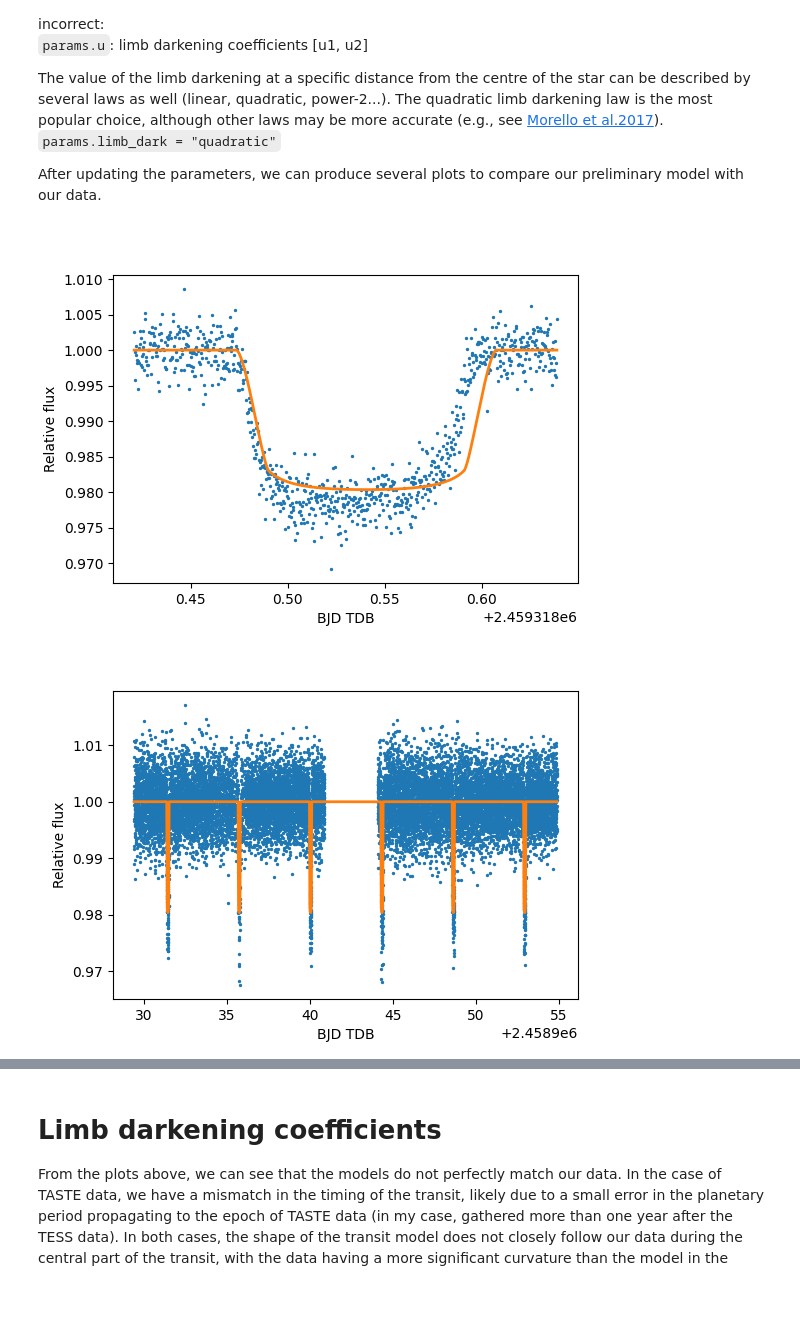
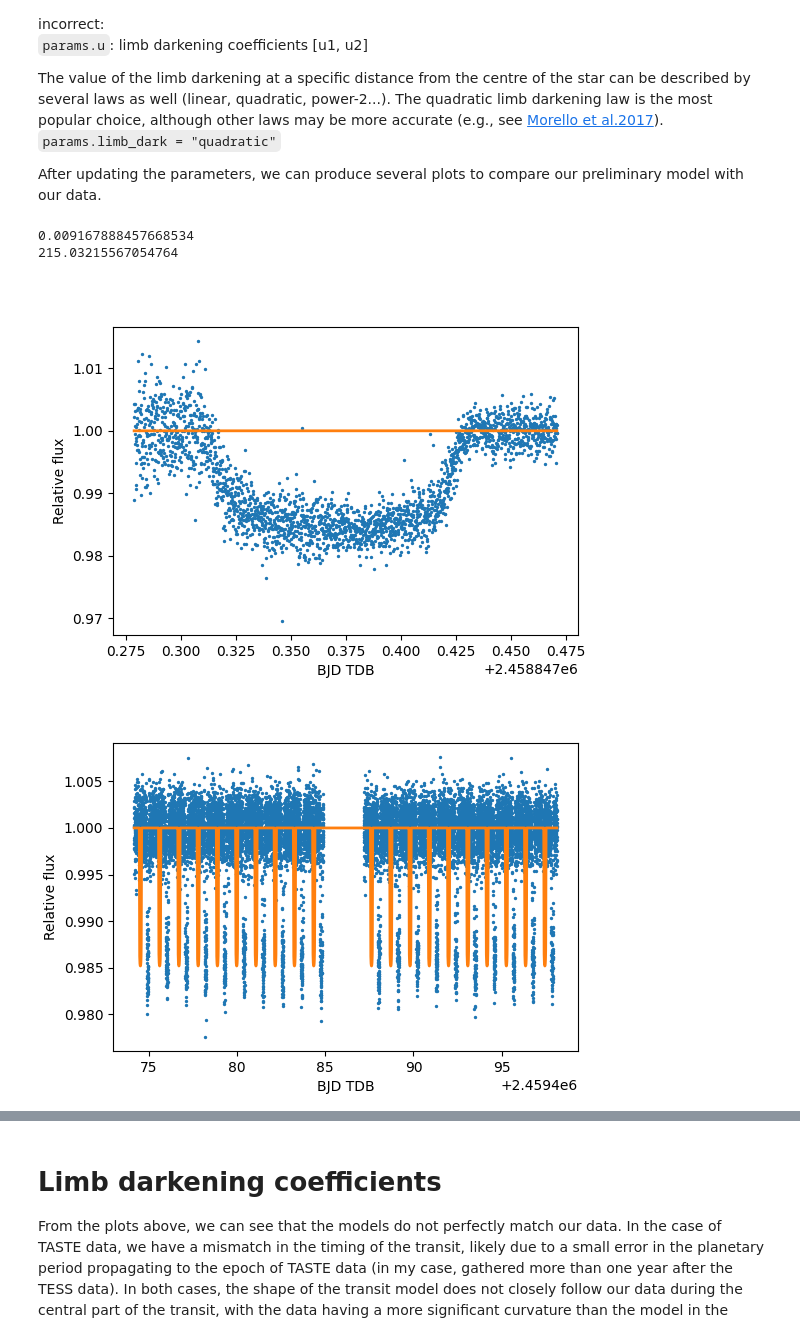
Before and after one commit to marcoboscato/exoplanet_lab2023, a Jupyter notebook: WASP-12 LAB/DATA ANALYSIS/1_transit_model.ipynb, the cells around one changed output, grey strips where cells are left out. Cells and saved outputs as stored; diff of their text form; code cells hidden in the pictures; blank space fills up the shorter version.

Commit message:
try to find limb darkening params, error on cell 16

```diff
--- a/WASP-12 LAB/DATA ANALYSIS/1_transit_model.ipynb
+++ b/WASP-12 LAB/DATA ANALYSIS/1_transit_model.ipynb
@@ -22,21 +22,21 @@ Note: you need to analyse only the best TASTE and TESS light curves after select
 
 Note:  I'm importing the normalized TASTE lightcurve for plotting purposes only. In our analysis, we will need to use the differential photometry data *before* normalization, as the coefficient of the polynomial used for the normalization will also be optimised.
 # %%
-taste_bjd_tdb = pickle.load(open('taste_bjdtdb.p','rb'))
-differential_ap08_ref01_normalized = pickle.load(open('differential_ap08_ref01_normalized.p','rb'))
-differential_ap08_ref01_normalized_error = pickle.load(open('differential_ap08_ref01_normalized_error.p','rb'))
-differential_ap08_allref_normalized = pickle.load(open('differential_ap08_allref_normalized.p','rb'))
-differential_ap08_allref_normalized_error = pickle.load(open('differential_ap08_allref_normalized_error.p','rb'))
+taste_bjd_tdb = pickle.load(open('../TASTE/output_files/taste_bjdtdb.p','rb'))
+differential_ap08_ref01_normalized = pickle.load(open('../TASTE/output_files/differential_ap08_ref01_normalized.p','rb'))
+differential_ap08_ref01_normalized_error = pickle.load(open('../TASTE/output_files/differential_ap08_ref01_normalized_error.p','rb'))
+differential_ap08_allref_normalized = pickle.load(open('../TASTE/output_files/differential_ap08_allref_normalized.p','rb'))
+differential_ap08_allref_normalized_error = pickle.load(open('../TASTE/output_files/differential_ap08_allref_normalized_error.p','rb'))
 
 
-differential_ap08_ref01 = pickle.load(open('differential_ap08_ref01.p','rb'))
-differential_ap08_ref01_error = pickle.load(open('differential_ap08_ref01_error.p','rb'))
-differential_ap08_allref = pickle.load(open('differential_ap08_allref.p','rb'))
-differential_ap08_allref_error = pickle.load(open('differential_ap08_allref_error.p','rb'))
+differential_ap08_ref01 = pickle.load(open('../TASTE/output_files/differential_ap08_ref01.p','rb'))
+differential_ap08_ref01_error = pickle.load(open('../TASTE/output_files/differential_ap08_ref01_error.p','rb'))
+differential_ap08_allref = pickle.load(open('../TASTE/output_files/differential_ap08_allref.p','rb'))
+differential_ap08_allref_error = pickle.load(open('../TASTE/output_files/differential_ap08_allref_error.p','rb'))
 
-tess_bjd_tdb = pickle.load(open('../notebook_TESS/tess_bjd_tdb.p','rb'))
-sap_masked_huberspline = pickle.load(open('../notebook_TESS/sap_masked_huberspline.p','rb'))
-sap_masked_huberspline_error = pickle.load(open('../notebook_TESS/sap_masked_huberspline_error.p','rb'))
+tess_bjd_tdb = pickle.load(open('../TESS/output_files/TESS_sector43_bjd_tdb.p','rb'))
+sap_masked_huberspline = pickle.load(open('../TESS/output_files/TESS_sector43_sap_masked_huberspline.p','rb'))
+sap_masked_huberspline_error = pickle.load(open('../TESS/output_files/TESS_sector43_sap_masked_huberspline_error.p','rb'))
 # %% [markdown]
 `batman` (Bad-Ass Transit Model cAlculatioN, [Kreidberg 2015](https://ui.adsabs.harvard.edu/abs/2015PASP..127.1161K/abstract), [GitHub page](https://github.com/lkreidberg/batman
 )] is a Python package for easy and fast calculation of transit light curves.
@@ -88,14 +88,28 @@ The value of the limb darkening at a specific distance from the centre of the st
 `params.limb_dark = "quadratic"`
 
 After updating the parameters, we can produce several plots to compare our preliminary model with our data.
+# %%
+import astropy.units as u
+import astropy.constants as const
+
+# Earth radius to Stellar radius
+Er_Sr =  1*const.R_earth.to(const.R_sun).value
+print(Er_Sr)
+
+# AU to Solar radius
+AU_Sr = 1*const.au.to(const.R_sun).value
+print(AU_Sr)
+# %% [output]
+0.009167888457668534
+215.03215567054764
 # %%
 
 params = batman.TransitParams()
-params.t0 =  2459688.443452                      #time of inferior conjunction
-params.per =  4.3011975                      #orbital period
-params.rp = 0.1343                      #planet radius (in units of stellar radii)
-params.a = 11.49                        #semi-major axis (in units of stellar radii)
-params.inc =89.1                      #orbital inclination (in degrees)
+params.t0 = 2459688.443452                      #time of inferior conjunction
+params.per = 1.0914167                      #orbital period (days)
+params.rp = 0.117                      #planet radius (in units of stellar radii)
+params.a = 3.                       #semi-major axis (in units of stellar radii)
+params.inc = 83.52                      #orbital inclination (in degrees)
 params.ecc = 0.                      #eccentricity
 params.w = 90.                       #longitude of periastron (in degrees)
 params.u = [0.1, 0.3]             #limb darkening coefficients [u1, u2]
@@ -108,32 +122,32 @@ plt.scatter(taste_bjd_tdb, differential_ap08_ref01_normalized, s=2)
 
 plt.plot(taste_bjd_tdb, taste_flux, lw=2, c='C1')
 plt.xlabel("BJD TDB")
 plt.ylabel("Relative flux")
 plt.show()
 
 
 m_tess = batman.TransitModel(params, tess_bjd_tdb)    #initializes model
 tess_flux =m_tess.light_curve(params)          #calculates light curv
 plt.figure(figsize=(6,4))
 plt.scatter(tess_bjd_tdb, sap_masked_huberspline, s=2)
 plt.plot(tess_bjd_tdb, tess_flux, lw=2, c='C1')
 plt.xlabel("BJD TDB")
 plt.ylabel("Relative flux")
 plt.show()
 
 folded_tess_time = (tess_bjd_tdb - params.t0 - params.per/2. ) % params.per - params.per/2.
 folded_range = np.arange(- params.per/2.,  params.per/2., 0.001)
 
 params.t0 = 0.                     #time of inferior conjunction
 m_folded_tess = batman.TransitModel(params, folded_range)    #initializes model
 tess_folded_flux =m_folded_tess.light_curve(params)          #calculates light curv
 plt.figure(figsize=(6,4))
 plt.scatter(folded_tess_time, sap_masked_huberspline, s=2)
 plt.plot(folded_range, tess_folded_flux, lw=2, c='C1')
 plt.xlim(-0.2, 0.2)
 plt.xlabel("Time from mid transit [d]")
 plt.ylabel("Relative flux")
 plt.show()
 # %% [output]
-[figure, old version]
+[figure, new version]
-[figure, old version]
+[figure, new version]
```
Also changed, not shown: parts of 6 cells of this notebook.
